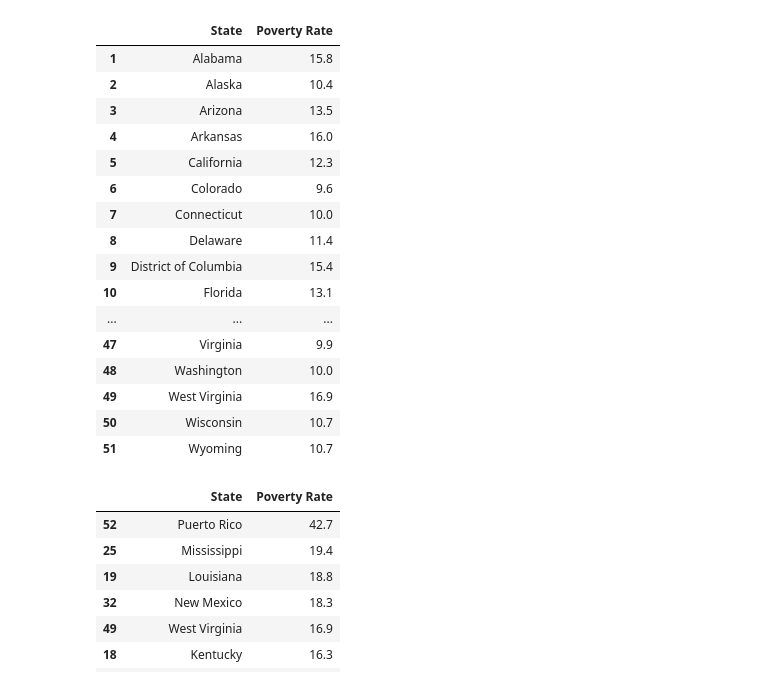
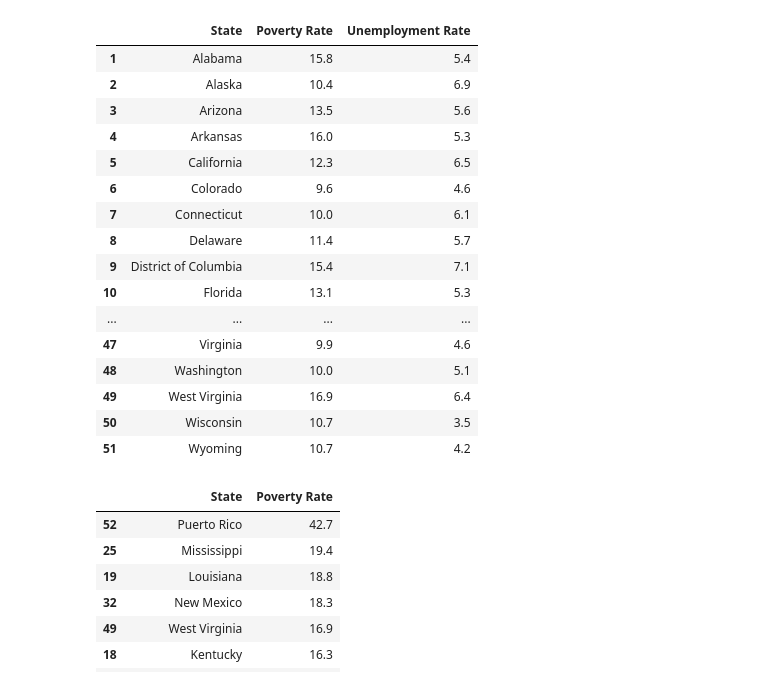
Before and after one commit to megangoode3/Group_Project_1, a Jupyter notebook: Census_data/state_poverty_comp.ipynb, the cells around one changed output. Cells and saved outputs as stored; diff of their text form; code cells hidden in the pictures.

Commit message:
Added unemployment rate column to df

```diff
--- a/Census_data/state_poverty_comp.ipynb
+++ b/Census_data/state_poverty_comp.ipynb
@@ -40,5 +40,5 @@ state_df.columns = state_df.iloc[0]
 state_df = state_df.drop(state_df.index[0])
 state_df = state_df.rename(columns={"NAME": "State"})
 # add only needed columns to dataframe
-state_poverty_df = state_df[["State", "CP03_2021_128E"]]
+state_poverty_df = state_df[["State", "CP03_2021_128E","CP03_2021_009E"]]
 state_poverty_df
@@ -45,29 +63,32 @@ state_poverty_df
 # %%
 # sort data by state in alphabetical order
 state_poverty_df = state_poverty_df.sort_values(by="State")
 # rename columns
 state_poverty_df = state_poverty_df.rename(columns={"CP03_2021_128E": "Poverty Rate"})
+state_poverty_df = state_poverty_df.rename(columns={"CP03_2021_009E": "Unemployment Rate"})
 # convert poverty rate to float
 state_poverty_df["Poverty Rate"] = state_poverty_df["Poverty Rate"].astype(float)
+# convert unemployment rate to float
+state_poverty_df["Unemployment Rate"] = state_poverty_df["Unemployment Rate"].astype(float)
 state_poverty_df
 # %% [output]
-|  | State | Poverty Rate |
-| 1 | Alabama | 15.8 |
-| 2 | Alaska | 10.4 |
-| 3 | Arizona | 13.5 |
-| 4 | Arkansas | 16.0 |
-| 5 | California | 12.3 |
-| 6 | Colorado | 9.6 |
-| 7 | Connecticut | 10.0 |
-| 8 | Delaware | 11.4 |
-| 9 | District of Columbia | 15.4 |
-| 10 | Florida | 13.1 |
-| ... | ... | ... |
-| 47 | Virginia | 9.9 |
-| 48 | Washington | 10.0 |
-| 49 | West Virginia | 16.9 |
-| 50 | Wisconsin | 10.7 |
-| 51 | Wyoming | 10.7 |
+|  | State | Poverty Rate | Unemployment Rate |
+| 1 | Alabama | 15.8 | 5.4 |
+| 2 | Alaska | 10.4 | 6.9 |
+| 3 | Arizona | 13.5 | 5.6 |
+| 4 | Arkansas | 16.0 | 5.3 |
+| 5 | California | 12.3 | 6.5 |
+| 6 | Colorado | 9.6 | 4.6 |
+| 7 | Connecticut | 10.0 | 6.1 |
+| 8 | Delaware | 11.4 | 5.7 |
+| 9 | District of Columbia | 15.4 | 7.1 |
+| 10 | Florida | 13.1 | 5.3 |
+| ... | ... | ... | ... |
+| 47 | Virginia | 9.9 | 4.6 |
+| 48 | Washington | 10.0 | 5.1 |
+| 49 | West Virginia | 16.9 | 6.4 |
+| 50 | Wisconsin | 10.7 | 3.5 |
+| 51 | Wyoming | 10.7 | 4.2 |
 # %%
 # new dataframe sorted by poverty rate
 sorted_state_poverty_df = state_poverty_df.sort_values(by="Poverty Rate", ascending=False)
```
Also changed, not shown: parts of 2 cells of this notebook.
